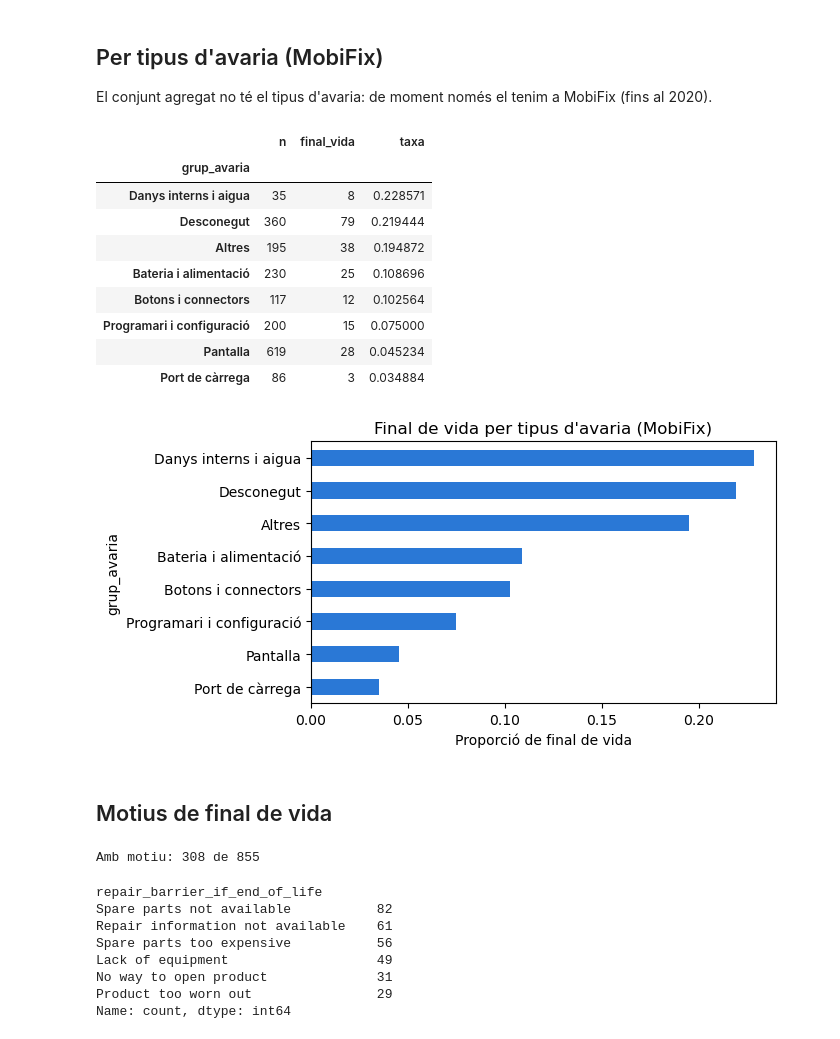
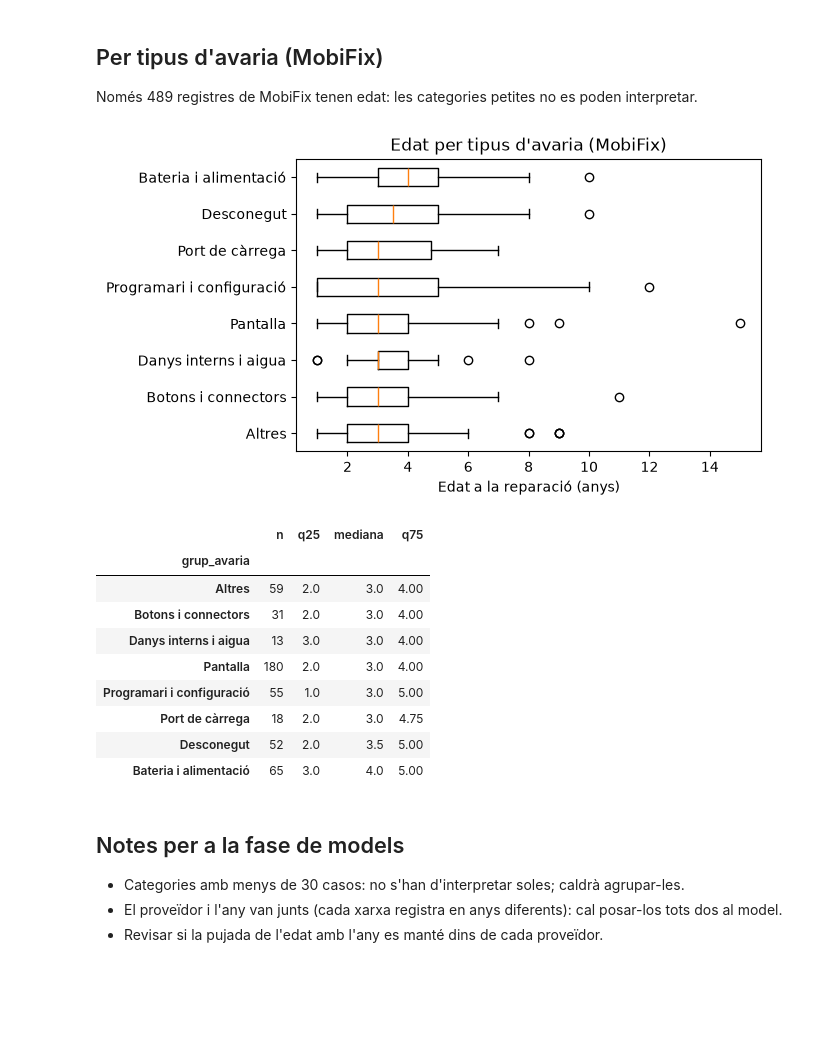
Before and after one commit to feal-ca/vincle-obsolescencia, a Jupyter notebook: posts/vida-material/_analisi/notebooks/02_exploracio_P1.ipynb, the cells around one changed output. Drawn from its saved outputs; the diff is of its cells as text; code cells hidden in the pictures; blank space fills up the shorter version.

```diff
--- a/posts/vida-material/_analisi/notebooks/02_exploracio_P1.ipynb
+++ b/posts/vida-material/_analisi/notebooks/02_exploracio_P1.ipynb
@@ -50,0 +36,7 @@ barres(t, "Final de vida per proveïdor")
+# %%
+ax = amb_edat["edat_neta"].plot.hist(bins=range(0, 17), figsize=(6, 3), color="#2a78d6", rwidth=0.9)
+ax.set_xlabel("Edat a la reparació (anys)")
+ax.set_ylabel("Reparacions")
+plt.show()
+no_sencers = (amb_edat["edat_neta"] % 1 != 0).sum()
+print(f"Edat 0: {(amb_edat['edat_neta'] == 0).sum()}  ·  edats que no són anys sencers: {no_sencers}")
@@ -155,38 +126,24 @@ mobils.assign(te_edat=mobils["edat"].notna()).groupby("data_provider")["te_edat"
-# %% [markdown]
-## Per tipus d'avaria (MobiFix)
-
-El conjunt agregat no té el tipus d'avaria: de moment només el tenim a MobiFix (fins al 2020).
-# %%
-mf = mobifix[mobifix["repair_status"] != "Unknown"].copy()
-mf["final_vida"] = (mf["repair_status"] == "End of life").astype(int)
-t = taxa(mf, "grup_avaria", minim=1)
-display(t)
-barres(t, "Final de vida per tipus d'avaria (MobiFix)")
-# %% [output]
-|  | n | final_vida | taxa |
-| grup_avaria |  |  |  |
-| Danys interns i aigua | 35 | 8 | 0.228571 |
-| Desconegut | 360 | 79 | 0.219444 |
-| Altres | 195 | 38 | 0.194872 |
-| Bateria i alimentació | 230 | 25 | 0.108696 |
-| Botons i connectors | 117 | 12 | 0.102564 |
-| Programari i configuració | 200 | 15 | 0.075000 |
-| Pantalla | 619 | 28 | 0.045234 |
-| Port de càrrega | 86 | 3 | 0.034884 |
-[figure, removed]
-# %% [markdown]
-## Motius de final de vida
-# %%
-eol = mobils[mobils["final_vida"] == 1]
-print(f"Amb motiu: {eol['repair_barrier_if_end_of_life'].notna().sum()} de {len(eol)}")
-eol["repair_barrier_if_end_of_life"].value_counts()
-# %% [output]
-Amb motiu: 308 de 855
-repair_barrier_if_end_of_life
-Spare parts not available           82
-Repair information not available    61
-Spare parts too expensive           56
-Lack of equipment                   49
-No way to open product              31
-Product too worn out                29
-Name: count, dtype: int64
+# %% [markdown]
+## Per tipus d'avaria (MobiFix)
+
+Només 489 registres de MobiFix tenen edat: les categories petites no es poden interpretar.
+# %%
+caixes(mobifix.dropna(subset=["edat_neta"]), "grup_avaria", "Edat per tipus d'avaria (MobiFix)", minim=10)
+# %% [output]
+[figure, added]
+|  | n | q25 | mediana | q75 |
+| grup_avaria |  |  |  |  |
+| Altres | 59 | 2.0 | 3.0 | 4.00 |
+| Botons i connectors | 31 | 2.0 | 3.0 | 4.00 |
+| Danys interns i aigua | 13 | 3.0 | 3.0 | 4.00 |
+| Pantalla | 180 | 2.0 | 3.0 | 4.00 |
+| Programari i configuració | 55 | 1.0 | 3.0 | 5.00 |
+| Port de càrrega | 18 | 2.0 | 3.0 | 4.75 |
+| Desconegut | 52 | 2.0 | 3.5 | 5.00 |
+| Bateria i alimentació | 65 | 3.0 | 4.0 | 5.00 |
+# %% [markdown]
+## Notes per a la fase de models
+
+- Categories amb menys de 30 casos: no s'han d'interpretar soles; caldrà agrupar-les.
+- El proveïdor i l'any van junts (cada xarxa registra en anys diferents): cal posar-los tots dos al model.
+- Revisar si la pujada de l'edat amb l'any es manté dins de cada proveïdor.
```
Also changed, not shown: parts of 21 cells of this notebook, 9 other files.
